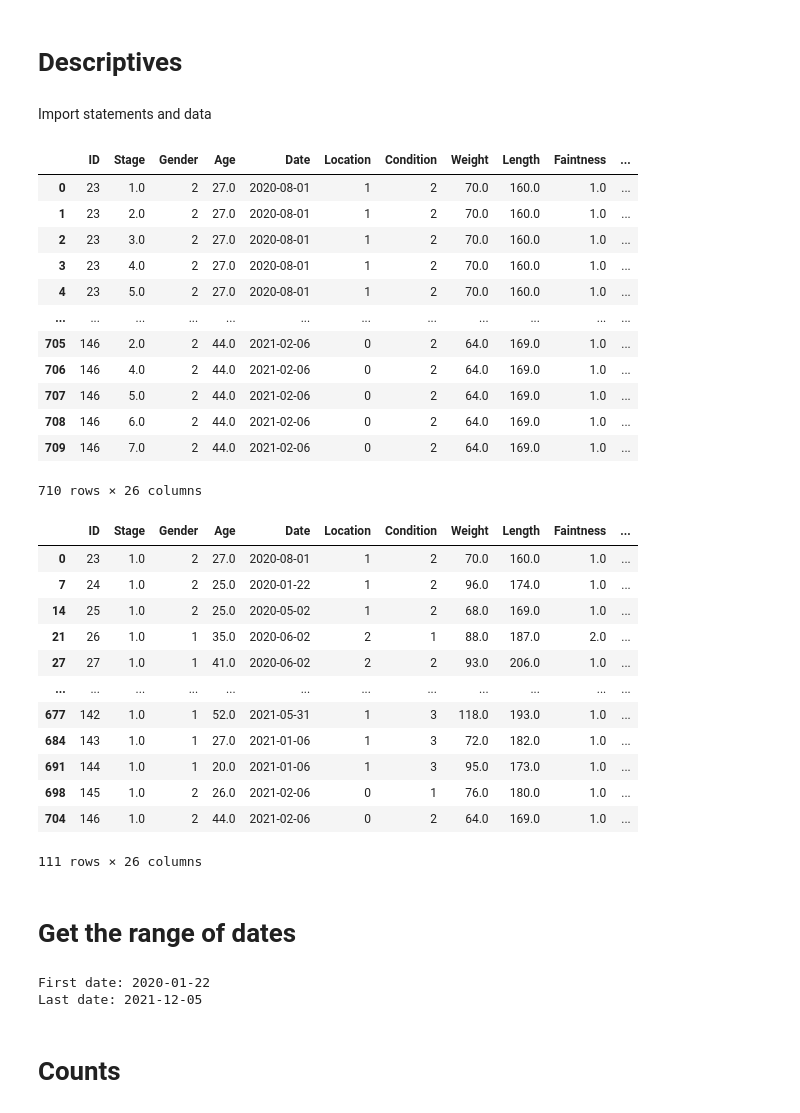
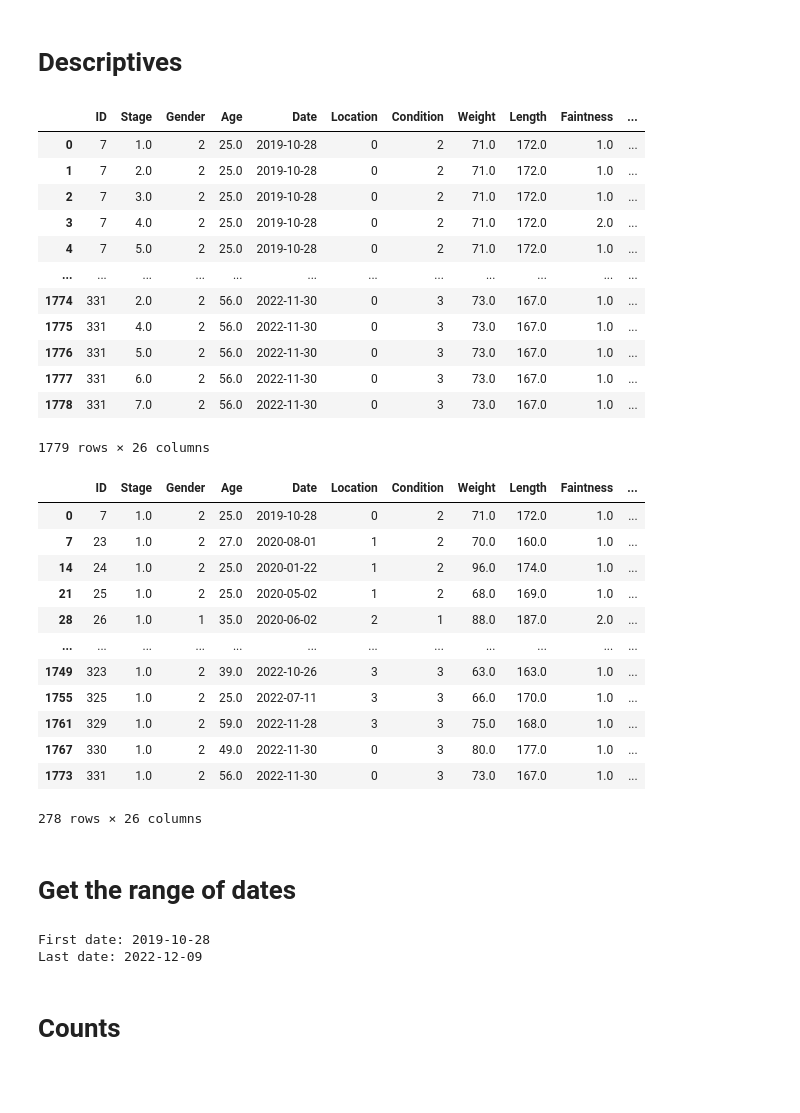
Before and after one commit to DionneSpaltman/predicting_VVR, a Jupyter notebook: processing/04_descriptives.ipynb, the cells around one changed output. Cells and saved outputs as stored; diff of their text form; code cells hidden in the pictures; blank space fills up the shorter version.

```diff
--- a/processing/04_descriptives.ipynb
+++ b/processing/04_descriptives.ipynb
@@ -1,5 +1,3 @@
 # %% [markdown]
 # Descriptives
-# %% [markdown]
-Import statements and data
 # %%
@@ -11,55 +7,55 @@ import pickle
 # %%
-filtered_donor_info = pd.read_csv('/Users/dionnespaltman/Desktop/V6/filtered_donor_info_03-06-2024.csv', sep=',')
+donor_info = pd.read_csv('/Users/dionnespaltman/Desktop/V6/filtered_donor_info_11-06-2024.csv', sep=',')
 
-if 'Unnamed: 0' in filtered_donor_info.columns:
-    filtered_donor_info.drop(columns=['Unnamed: 0'], inplace=True)
+if 'Unnamed: 0' in donor_info.columns:
+    donor_info.drop(columns=['Unnamed: 0'], inplace=True)
 
-display(filtered_donor_info)
+display(donor_info)
 # %% [output]
 |  | ID | Stage | Gender | Age | Date | Location | Condition | Weight | Length | Faintness | ... |
-| 0 | 23 | 1.0 | 2 | 27.0 | 2020-08-01 | 1 | 2 | 70.0 | 160.0 | 1.0 | ... |
-| 1 | 23 | 2.0 | 2 | 27.0 | 2020-08-01 | 1 | 2 | 70.0 | 160.0 | 1.0 | ... |
-| 2 | 23 | 3.0 | 2 | 27.0 | 2020-08-01 | 1 | 2 | 70.0 | 160.0 | 1.0 | ... |
-| 3 | 23 | 4.0 | 2 | 27.0 | 2020-08-01 | 1 | 2 | 70.0 | 160.0 | 1.0 | ... |
-| 4 | 23 | 5.0 | 2 | 27.0 | 2020-08-01 | 1 | 2 | 70.0 | 160.0 | 1.0 | ... |
+| 0 | 7 | 1.0 | 2 | 25.0 | 2019-10-28 | 0 | 2 | 71.0 | 172.0 | 1.0 | ... |
+| 1 | 7 | 2.0 | 2 | 25.0 | 2019-10-28 | 0 | 2 | 71.0 | 172.0 | 1.0 | ... |
+| 2 | 7 | 3.0 | 2 | 25.0 | 2019-10-28 | 0 | 2 | 71.0 | 172.0 | 1.0 | ... |
+| 3 | 7 | 4.0 | 2 | 25.0 | 2019-10-28 | 0 | 2 | 71.0 | 172.0 | 2.0 | ... |
+| 4 | 7 | 5.0 | 2 | 25.0 | 2019-10-28 | 0 | 2 | 71.0 | 172.0 | 1.0 | ... |
 | ... | ... | ... | ... | ... | ... | ... | ... | ... | ... | ... | ... |
-| 705 | 146 | 2.0 | 2 | 44.0 | 2021-02-06 | 0 | 2 | 64.0 | 169.0 | 1.0 | ... |
-| 706 | 146 | 4.0 | 2 | 44.0 | 2021-02-06 | 0 | 2 | 64.0 | 169.0 | 1.0 | ... |
-| 707 | 146 | 5.0 | 2 | 44.0 | 2021-02-06 | 0 | 2 | 64.0 | 169.0 | 1.0 | ... |
-| 708 | 146 | 6.0 | 2 | 44.0 | 2021-02-06 | 0 | 2 | 64.0 | 169.0 | 1.0 | ... |
-| 709 | 146 | 7.0 | 2 | 44.0 | 2021-02-06 | 0 | 2 | 64.0 | 169.0 | 1.0 | ... |
+| 1774 | 331 | 2.0 | 2 | 56.0 | 2022-11-30 | 0 | 3 | 73.0 | 167.0 | 1.0 | ... |
+| 1775 | 331 | 4.0 | 2 | 56.0 | 2022-11-30 | 0 | 3 | 73.0 | 167.0 | 1.0 | ... |
+| 1776 | 331 | 5.0 | 2 | 56.0 | 2022-11-30 | 0 | 3 | 73.0 | 167.0 | 1.0 | ... |
+| 1777 | 331 | 6.0 | 2 | 56.0 | 2022-11-30 | 0 | 3 | 73.0 | 167.0 | 1.0 | ... |
+| 1778 | 331 | 7.0 | 2 | 56.0 | 2022-11-30 | 0 | 3 | 73.0 | 167.0 | 1.0 | ... |
-710 rows × 26 columns
+1779 rows × 26 columns
 # %%
 # Ensure each ID is unique by dropping duplicates based on 'ID'
-unique_donor_info = filtered_donor_info.drop_duplicates(subset='ID')
+unique_donor_info = donor_info.drop_duplicates(subset='ID')
 
 display(unique_donor_info)
 # %% [output]
 |  | ID | Stage | Gender | Age | Date | Location | Condition | Weight | Length | Faintness | ... |
-| 0 | 23 | 1.0 | 2 | 27.0 | 2020-08-01 | 1 | 2 | 70.0 | 160.0 | 1.0 | ... |
-| 7 | 24 | 1.0 | 2 | 25.0 | 2020-01-22 | 1 | 2 | 96.0 | 174.0 | 1.0 | ... |
-| 14 | 25 | 1.0 | 2 | 25.0 | 2020-05-02 | 1 | 2 | 68.0 | 169.0 | 1.0 | ... |
-| 21 | 26 | 1.0 | 1 | 35.0 | 2020-06-02 | 2 | 1 | 88.0 | 187.0 | 2.0 | ... |
-| 27 | 27 | 1.0 | 1 | 41.0 | 2020-06-02 | 2 | 2 | 93.0 | 206.0 | 1.0 | ... |
+| 0 | 7 | 1.0 | 2 | 25.0 | 2019-10-28 | 0 | 2 | 71.0 | 172.0 | 1.0 | ... |
+| 7 | 23 | 1.0 | 2 | 27.0 | 2020-08-01 | 1 | 2 | 70.0 | 160.0 | 1.0 | ... |
+| 14 | 24 | 1.0 | 2 | 25.0 | 2020-01-22 | 1 | 2 | 96.0 | 174.0 | 1.0 | ... |
+| 21 | 25 | 1.0 | 2 | 25.0 | 2020-05-02 | 1 | 2 | 68.0 | 169.0 | 1.0 | ... |
+| 28 | 26 | 1.0 | 1 | 35.0 | 2020-06-02 | 2 | 1 | 88.0 | 187.0 | 2.0 | ... |
 | ... | ... | ... | ... | ... | ... | ... | ... | ... | ... | ... | ... |
-| 677 | 142 | 1.0 | 1 | 52.0 | 2021-05-31 | 1 | 3 | 118.0 | 193.0 | 1.0 | ... |
-| 684 | 143 | 1.0 | 1 | 27.0 | 2021-01-06 | 1 | 3 | 72.0 | 182.0 | 1.0 | ... |
-| 691 | 144 | 1.0 | 1 | 20.0 | 2021-01-06 | 1 | 3 | 95.0 | 173.0 | 1.0 | ... |
-| 698 | 145 | 1.0 | 2 | 26.0 | 2021-02-06 | 0 | 1 | 76.0 | 180.0 | 1.0 | ... |
-| 704 | 146 | 1.0 | 2 | 44.0 | 2021-02-06 | 0 | 2 | 64.0 | 169.0 | 1.0 | ... |
+| 1749 | 323 | 1.0 | 2 | 39.0 | 2022-10-26 | 3 | 3 | 63.0 | 163.0 | 1.0 | ... |
+| 1755 | 325 | 1.0 | 2 | 25.0 | 2022-07-11 | 3 | 3 | 66.0 | 170.0 | 1.0 | ... |
+| 1761 | 329 | 1.0 | 2 | 59.0 | 2022-11-28 | 3 | 3 | 75.0 | 168.0 | 1.0 | ... |
+| 1767 | 330 | 1.0 | 2 | 49.0 | 2022-11-30 | 0 | 3 | 80.0 | 177.0 | 1.0 | ... |
+| 1773 | 331 | 1.0 | 2 | 56.0 | 2022-11-30 | 0 | 3 | 73.0 | 167.0 | 1.0 | ... |
-111 rows × 26 columns
+278 rows × 26 columns
 # %% [markdown]
 # Get the range of dates
 # %%
 # Find the first and last dates
-first_date = filtered_donor_info['Date'].min()
-last_date = filtered_donor_info['Date'].max()
+first_date = donor_info['Date'].min()
+last_date = donor_info['Date'].max()
 
 print("First date:", first_date)
 print("Last date:", last_date)
 # %% [output]
-First date: 2020-01-22
-Last date: 2021-12-05
+First date: 2019-10-28
+Last date: 2022-12-09
 # %% [markdown]
 # Counts
 # %%
```
Also changed, not shown: parts of 16 cells of this notebook.
